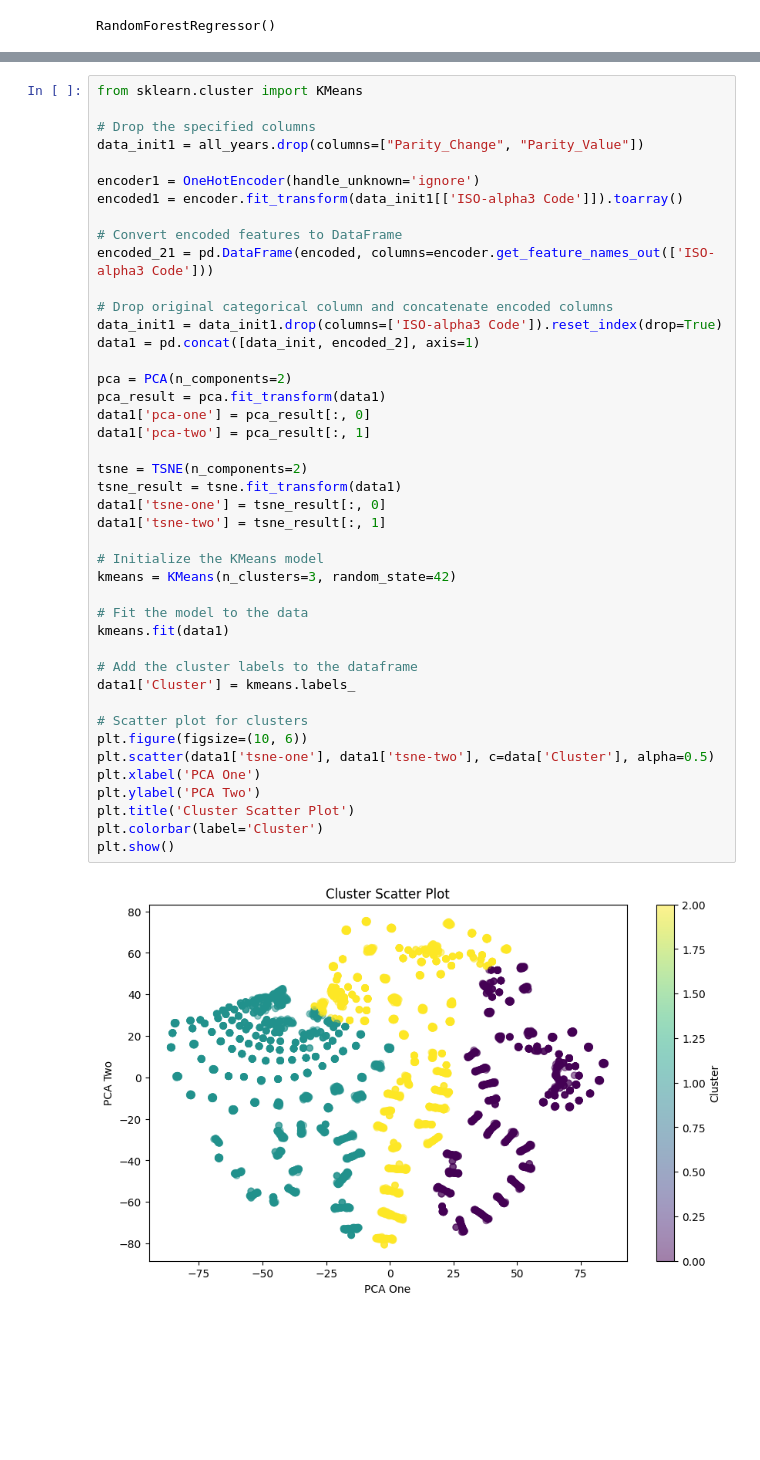
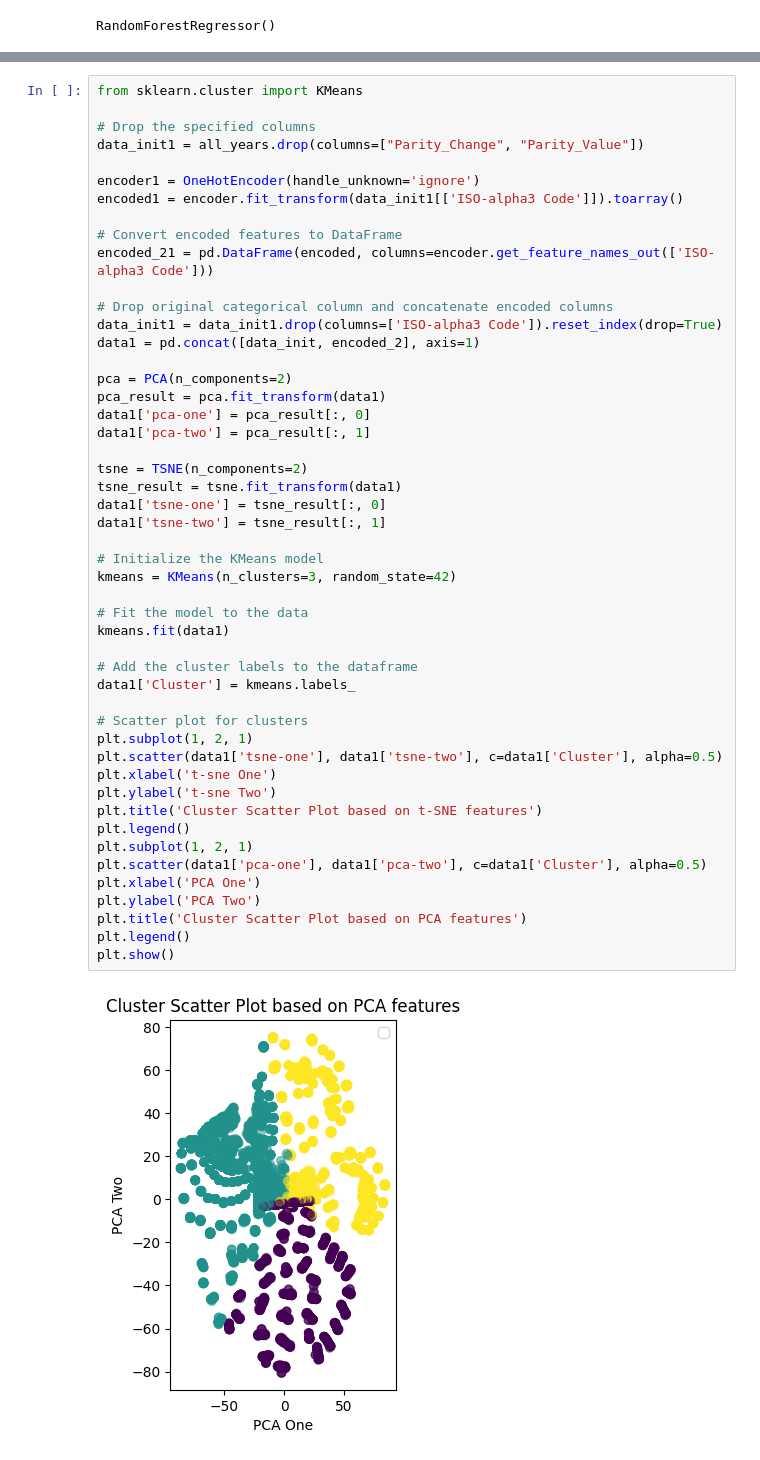
Before and after one commit to meralegre/DSAss1, a Jupyter notebook: prediction.ipynb, the cells around one changed output, grey strips where cells are left out. Drawn from its saved outputs; the diff is of its cells as text; blank space fills up the shorter version.

Commit message:
verified line plot in eda_vis and added clustering to tsne and pca

```diff
--- a/prediction.ipynb
+++ b/prediction.ipynb
@@ -604,35 +629,41 @@ encoded1 = encoder.fit_transform(data_init1[['ISO-alpha3 Code']]).toarray()
 encoded_21 = pd.DataFrame(encoded, columns=encoder.get_feature_names_out(['ISO-alpha3 Code']))
 
 # Drop original categorical column and concatenate encoded columns
 data_init1 = data_init1.drop(columns=['ISO-alpha3 Code']).reset_index(drop=True)
 data1 = pd.concat([data_init, encoded_2], axis=1)
 
 pca = PCA(n_components=2)
 pca_result = pca.fit_transform(data1)
 data1['pca-one'] = pca_result[:, 0]
 data1['pca-two'] = pca_result[:, 1]
 
 tsne = TSNE(n_components=2)
 tsne_result = tsne.fit_transform(data1)
 data1['tsne-one'] = tsne_result[:, 0]
 data1['tsne-two'] = tsne_result[:, 1]
 
 # Initialize the KMeans model
 kmeans = KMeans(n_clusters=3, random_state=42)
 
 # Fit the model to the data
 kmeans.fit(data1)
 
 # Add the cluster labels to the dataframe
 data1['Cluster'] = kmeans.labels_
 
 # Scatter plot for clusters
-plt.figure(figsize=(10, 6))
-plt.scatter(data1['tsne-one'], data1['tsne-two'], c=data['Cluster'], alpha=0.5)
+plt.subplot(1, 2, 1)
+plt.scatter(data1['tsne-one'], data1['tsne-two'], c=data1['Cluster'], alpha=0.5)
+plt.xlabel('t-sne One')
+plt.ylabel('t-sne Two')
+plt.title('Cluster Scatter Plot based on t-SNE features')
+plt.legend()
+plt.subplot(1, 2, 1)
+plt.scatter(data1['pca-one'], data1['pca-two'], c=data1['Cluster'], alpha=0.5)
 plt.xlabel('PCA One')
 plt.ylabel('PCA Two')
-plt.title('Cluster Scatter Plot')
-plt.colorbar(label='Cluster')
+plt.title('Cluster Scatter Plot based on PCA features')
+plt.legend()
 plt.show()
 # %% [output]
-[figure, old version]
+[figure, new version]
```
Also changed, not shown: parts of 19 cells of this notebook, 1 other file.
